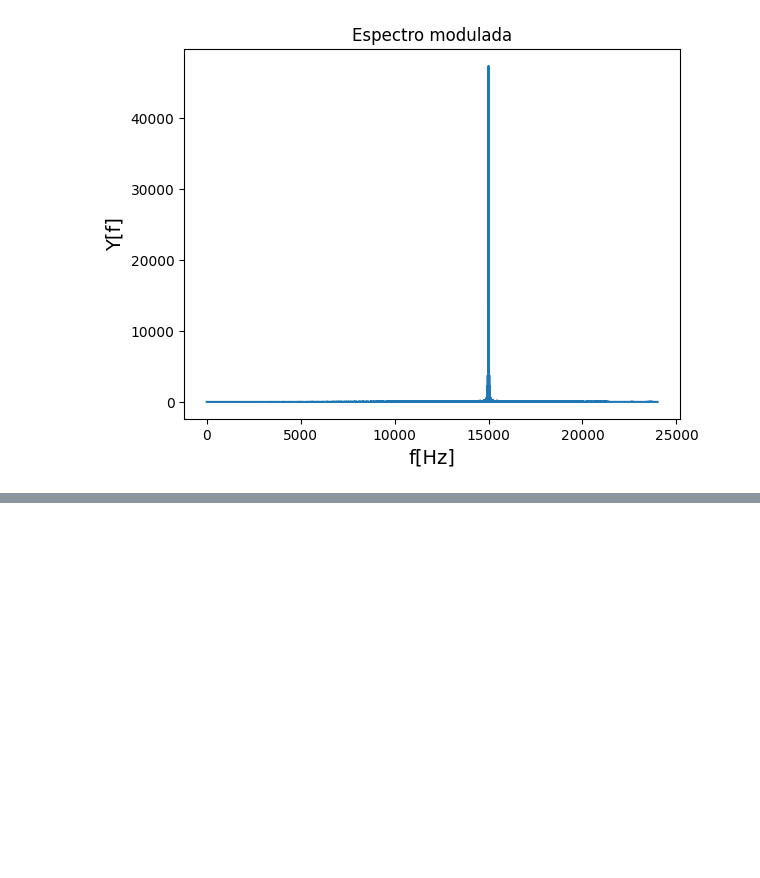
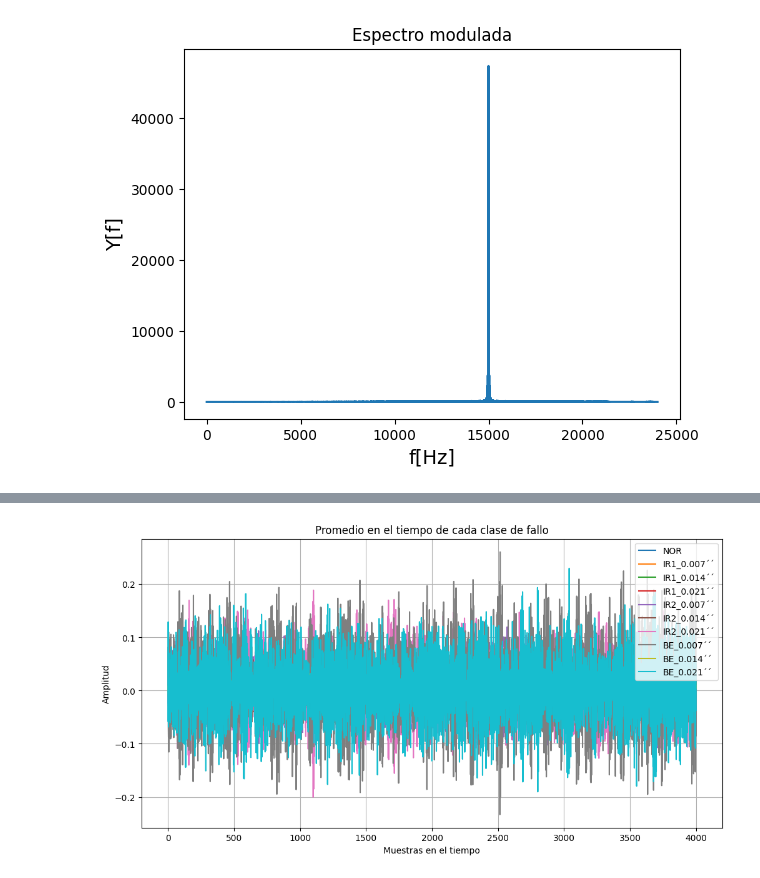
Before and after one commit to diegochaux/PARCIAL2, a Jupyter notebook: Parcial_2.ipynb, the cells around one changed output, grey strips where cells are left out. Cells and saved outputs as stored; diff of their text form; code cells hidden in the pictures; blank space fills up the shorter version.

```diff
--- a/Parcial_2.ipynb
+++ b/Parcial_2.ipynb
@@ -278,0 +380,24 @@ plt.show()
+# %%
+import numpy as np
+
+# Crear una lista para almacenar los promedios de cada clase
+promedios_tiempo = []
+
+# Calcular el promedio en el tiempo para cada clase
+for clase in np.unique(Ytrue):
+    promedio_clase = np.mean(Xtrain[Ytrain == clase], axis=0)
+    promedios_tiempo.append(promedio_clase)
+
+# Graficar el promedio en el tiempo de cada clase
+plt.figure(figsize=(12, 6))
+for i, promedio_clase in enumerate(promedios_tiempo):
+    plt.plot(promedio_clase, label=labels_[i])
+
+plt.title("Promedio en el tiempo de cada clase de fallo")
+plt.xlabel("Muestras en el tiempo")
+plt.ylabel("Amplitud")
+plt.legend()
+plt.grid(True)
+plt.show()
+# %% [output]
+[figure, added]
```
Also changed, not shown: parts of 18 cells of this notebook.
